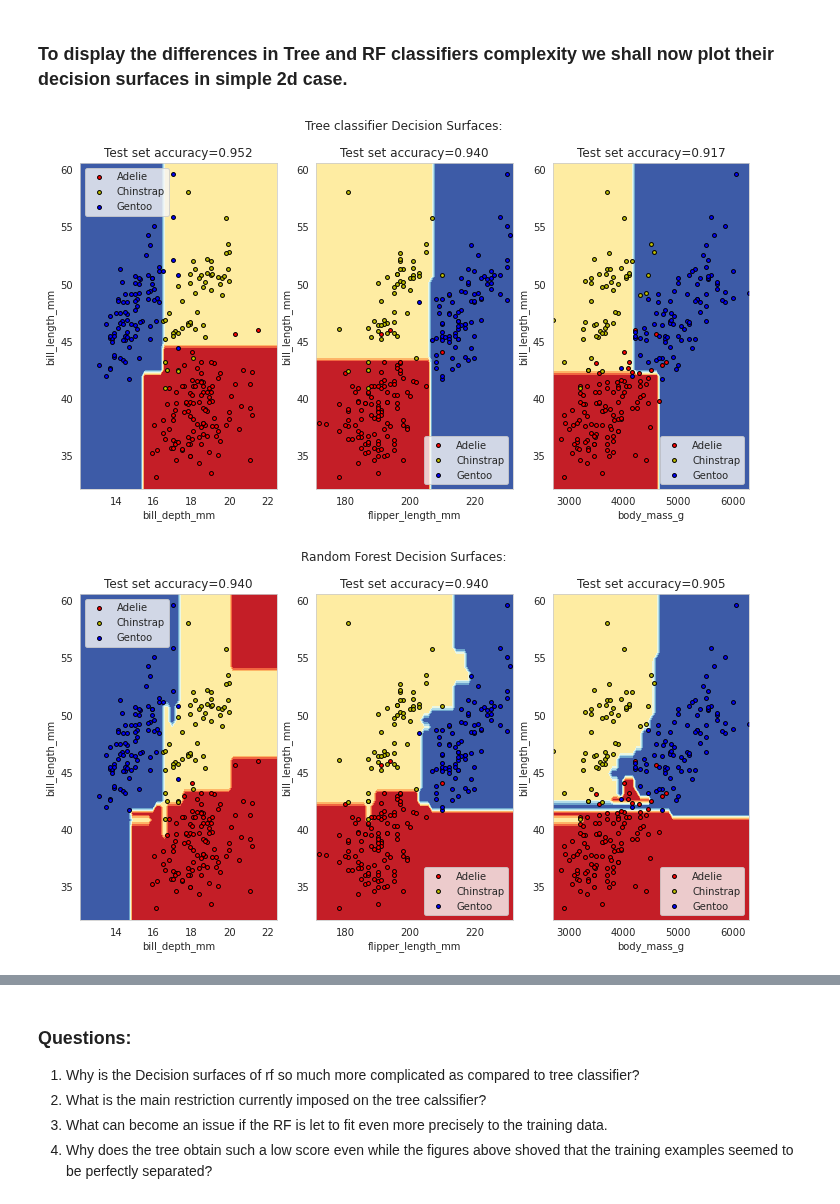
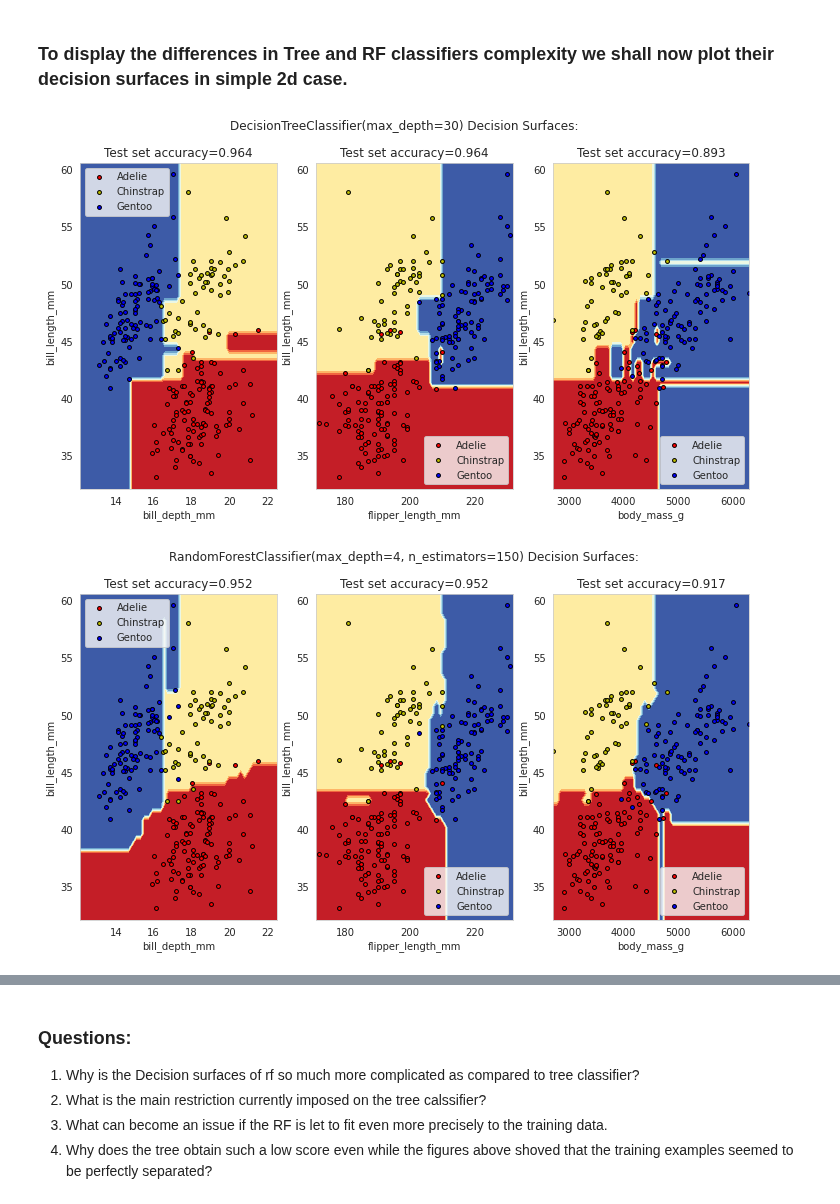
Before and after one commit to topiko/MLcourseMaterial, a Jupyter notebook: TreeClassifers/TreesBasedClassifires.ipynb, the cells around one changed output, grey strips where cells are left out. Saved outputs shown, nothing was run; the diff lists cells and outputs as text; code cells hidden in the pictures.

```diff
--- a/TreeClassifers/TreesBasedClassifires.ipynb
+++ b/TreeClassifers/TreesBasedClassifires.ipynb
@@ -197,0 +153,27 @@ rf = RandomForestClassifier(n_estimators=5, max_depth=8).fit(X_train, y_train)
+# %%
+from sklearn.ensemble import RandomForestClassifier
+
+# Create and fit the RF classifier:
+rf = RandomForestClassifier(n_estimators=5, max_leaf_nodes=4).fit(X_train, y_train)
+
+from sklearn.tree import plot_tree
+
+# The rf was fitted to whatever in prev cell..
+rf.fit(X_train, y_train)
+_, axarr = plt.subplots(1, rf.n_estimators, figsize=(25, 7))
+
+
+
+for i, tree_clf, ax in zip(range(rf.n_estimators), rf.estimators_, axarr):
+    plot_tree(tree_clf, filled=True, ax=ax)
+    ax.set_title('Tree {}'.format(i))
+    viz = dtreeviz(tree_clf,
+                   X_train,
+                   y_train_enc,
+                   target_name='variety',
+                   feature_names=X_train.columns,
+                   class_names=list(le.classes_),
+                   scale=2,
+                   X=X_test.iloc[0])
+
+    #plt.show()
@@ -215,6 +199,7 @@ def plot_decision_surfaces(clf, X_train, y_train, X_test, y_test, ax=None):
     Return:
         ax: the axes with decision surfaces plotted.
     """
+
 
     if ax is None:
         _, ax = plt.subplots()
@@ -242,39 +227,39 @@ def plot_decision_surfaces(clf, X_train, y_train, X_test, y_test, ax=None):
 
     # Plot the training points
     for i, color in enumerate('ryb'):
         mask = y_train == i
         ax.scatter(X_train[mask, 0], X_train[mask, 1],
                     c=color, label=le.inverse_transform([i])[0],
                     cmap=plt.cm.RdYlBu, edgecolor='black', s=15)
 
     ax.set_xlabel(xlabel)
     ax.set_ylabel(ylabel)
 
     # Extract the clf score in the test set: (remember to transform the test set labels since the classifier was trained with tranformed rtain set ealier.
     metric_value = accuracy_score(le.transform(y_test), clf.predict(X_test))
     ax.set_title('Test set {}={:.3f}'.format('accuracy', metric_value))
     ax.legend()
 
     return ax
 
-def decision_surfaces_row(clf, feature_pairs_list, axrow):
+def decision_surfaces_row(clf):
+    fig, axrow = plt.subplots(1,len(feature_pair_list))
     for features, ax in zip(feature_pair_list, axrow):
         plot_decision_surfaces(clf, X_train.loc[:, features], y_train, X_test.loc[:, features], y_test, ax=ax)
+    fig.suptitle('{} Decision Surfaces:'.format(clf))
 
 
 feature_pair_list = [['bill_depth_mm', 'bill_length_mm'],
                      ['flipper_length_mm', 'bill_length_mm'],
                      ['body_mass_g', 'bill_length_mm']]
 
 # PLot for TREE:
-fig, axrow = plt.subplots(1,3)
-decision_surfaces_row(tree_clf, feature_pair_list, axrow)
-fig.suptitle('Tree classifier Decision Surfaces:')
+tree_clf = DecisionTreeClassifier(max_depth=30)
+decision_surfaces_row(tree_clf)
 
 # PLot for RF:
-fig, axrow = plt.subplots(1,3)
-decision_surfaces_row(rf, feature_pair_list, axrow)
-_ = fig.suptitle('Random Forest Decision Surfaces:')
+rf = RandomForestClassifier(n_estimators=150, max_depth=4)
+decision_surfaces_row(rf)
 # %% [output]
-[figure, old version]
+[figure, new version]
-[figure, old version]
+[figure, new version]
```
Also changed, not shown: parts of 9 cells of this notebook.
